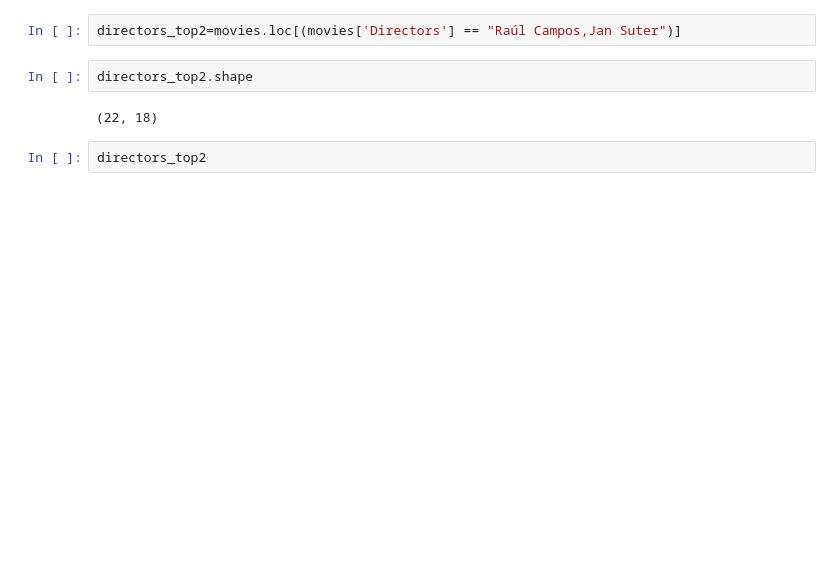
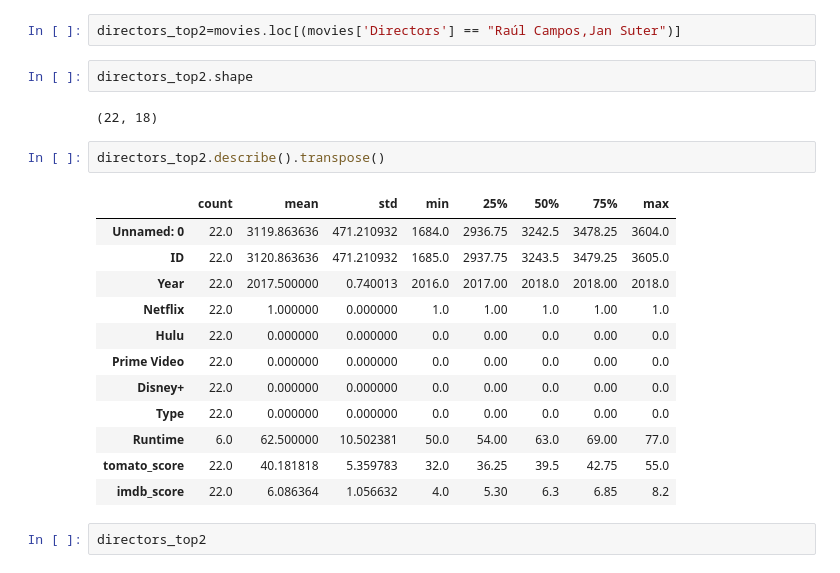
Before and after one commit to IronMan2483/streaming_movies, a Jupyter notebook: notebook/notebook_streaming_movies.ipynb, the cells around one changed output. Cells and saved outputs as stored; diff of their text form; blank space fills up the shorter version.

```diff
--- a/notebook/notebook_streaming_movies.ipynb
+++ b/notebook/notebook_streaming_movies.ipynb
@@ -2275,6 +2273,21 @@ directors_top2=movies.loc[(movies['Directors'] == "Raúl Campos,Jan Suter")]
 directors_top2.shape
 # %% [output]
 (22, 18)
+# %%
+directors_top2.describe().transpose()
+# %% [output]
+|  | count | mean | std | min | 25% | 50% | 75% | max |
+| Unnamed: 0 | 22.0 | 3119.863636 | 471.210932 | 1684.0 | 2936.75 | 3242.5 | 3478.25 | 3604.0 |
+| ID | 22.0 | 3120.863636 | 471.210932 | 1685.0 | 2937.75 | 3243.5 | 3479.25 | 3605.0 |
+| Year | 22.0 | 2017.500000 | 0.740013 | 2016.0 | 2017.00 | 2018.0 | 2018.00 | 2018.0 |
+| Netflix | 22.0 | 1.000000 | 0.000000 | 1.0 | 1.00 | 1.0 | 1.00 | 1.0 |
+| Hulu | 22.0 | 0.000000 | 0.000000 | 0.0 | 0.00 | 0.0 | 0.00 | 0.0 |
+| Prime Video | 22.0 | 0.000000 | 0.000000 | 0.0 | 0.00 | 0.0 | 0.00 | 0.0 |
+| Disney+ | 22.0 | 0.000000 | 0.000000 | 0.0 | 0.00 | 0.0 | 0.00 | 0.0 |
+| Type | 22.0 | 0.000000 | 0.000000 | 0.0 | 0.00 | 0.0 | 0.00 | 0.0 |
+| Runtime | 6.0 | 62.500000 | 10.502381 | 50.0 | 54.00 | 63.0 | 69.00 | 77.0 |
+| tomato_score | 22.0 | 40.181818 | 5.359783 | 32.0 | 36.25 | 39.5 | 42.75 | 55.0 |
+| imdb_score | 22.0 | 6.086364 | 1.056632 | 4.0 | 5.30 | 6.3 | 6.85 | 8.2 |
 # %%
 directors_top2
 # %% [output]
```
Also changed, not shown: parts of 42 cells of this notebook, 4 other files.
